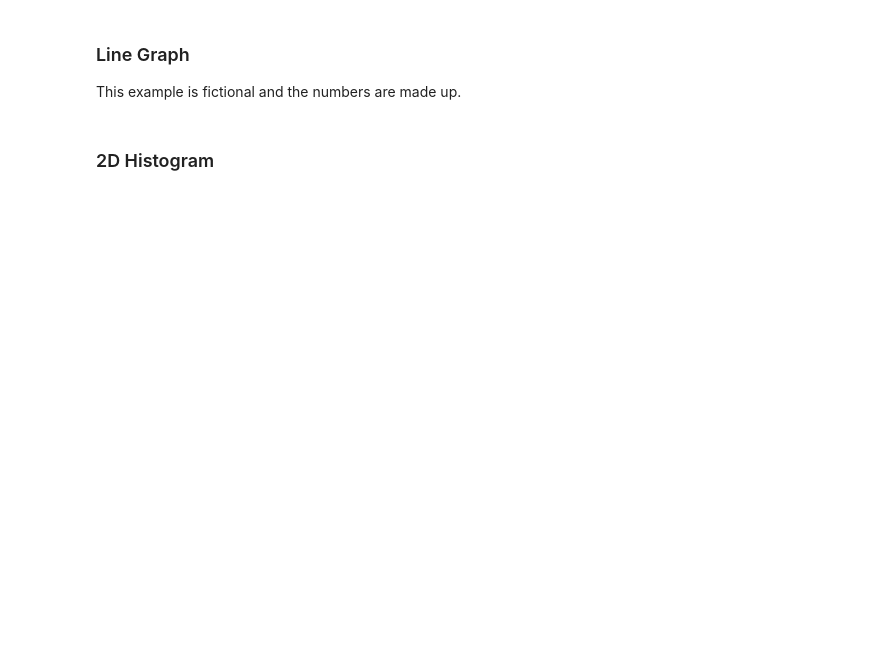
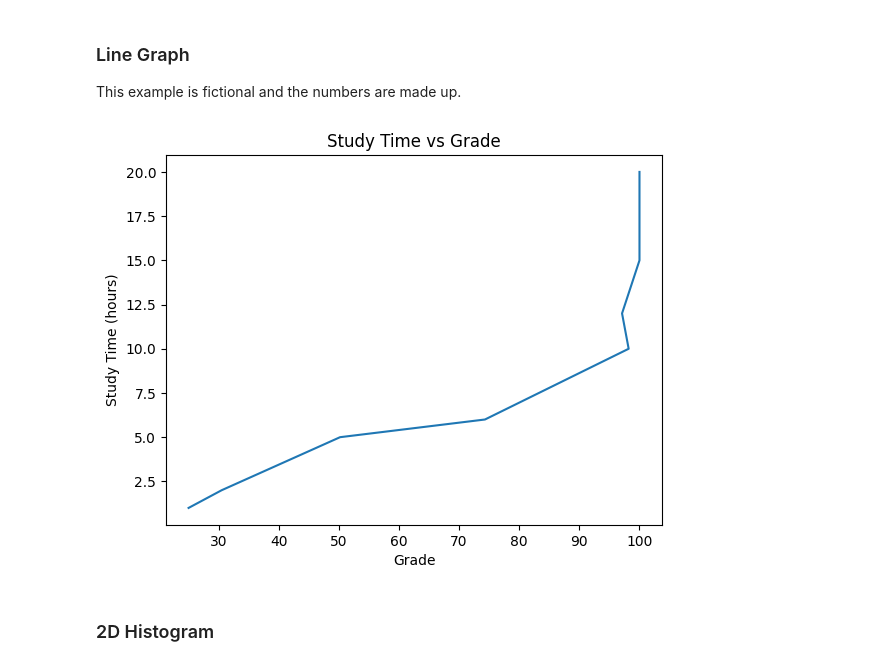
Before and after one commit to zsavery/gb_data_science, a Jupyter notebook: Example/GBS2C2_Graphs_examples.ipynb, the cells around one changed output. Cells and saved outputs as stored; diff of their text form; code cells hidden in the pictures; blank space fills up the shorter version.

```diff
--- a/Example/GBS2C2_Graphs_examples.ipynb
+++ b/Example/GBS2C2_Graphs_examples.ipynb
@@ -146,9 +134,14 @@ This example is fictional and the numbers are made up.
 # %%
 study_time = [1, 2, 5, 6, 10, 12, 15, 20]
 grade = [25.0, 30.5, 50.2, 74.3, 98.2, 97.1, 100.0, 100.0]
 
 plt.plot(grade, study_time)
+plt.title("Study Time vs Grade")
+plt.xlabel("Grade")
+plt.ylabel("Study Time (hours)")
 plt.show()
+# %% [output]
+[figure, added]
 # %% [markdown]
 ### 2D Histogram
 # %%
```
Also changed, not shown: parts of 4 cells of this notebook, 13 other files.
